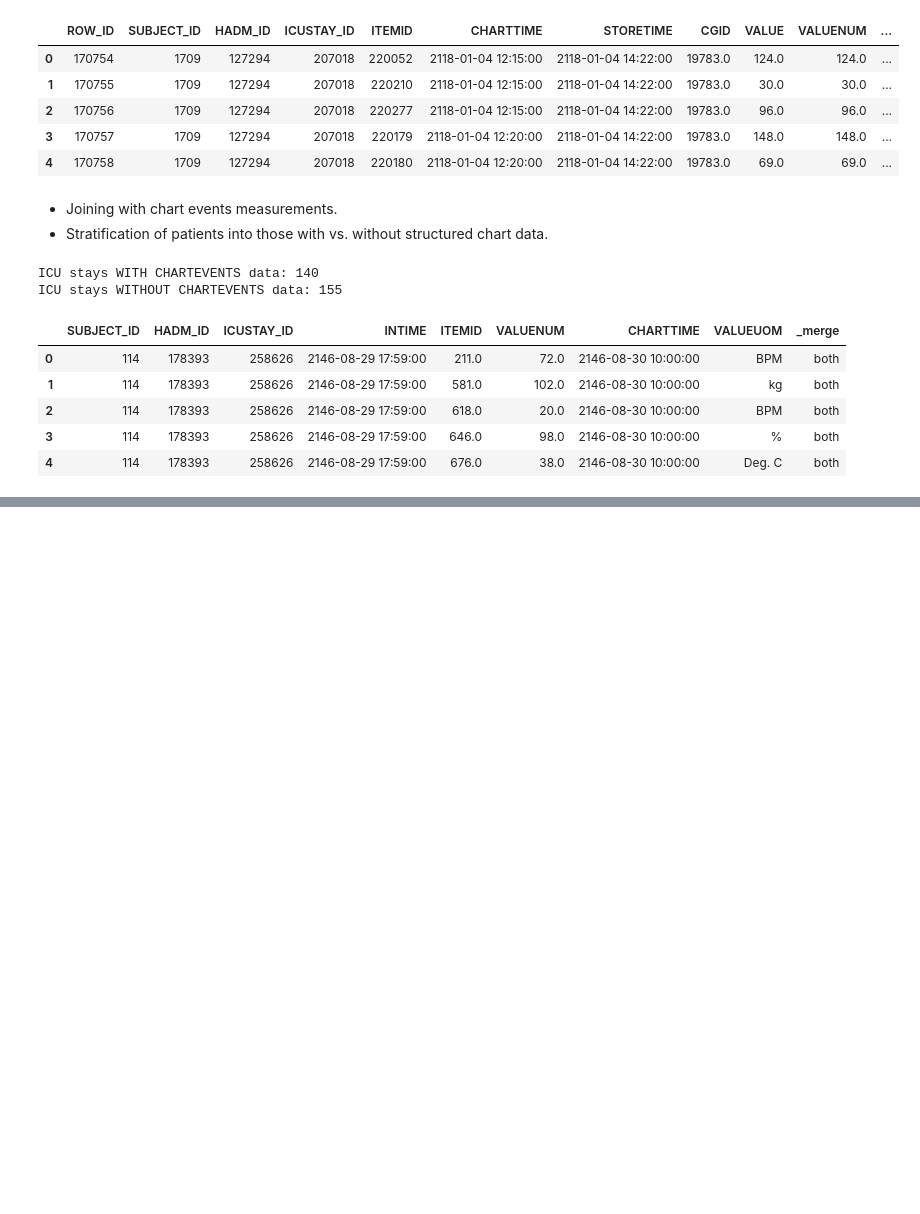
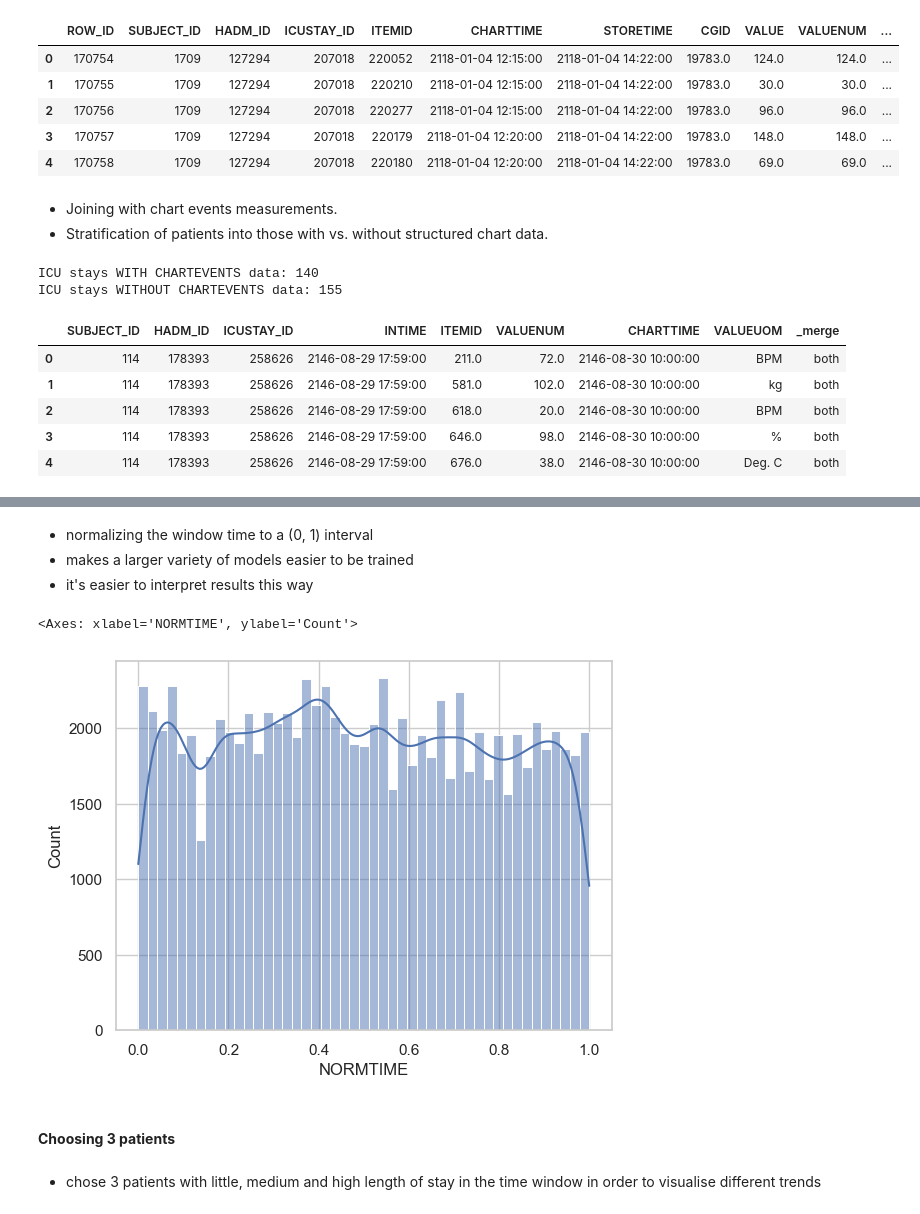
Before and after one commit to Francesinhas/mimic3-length-of-stay-prediction, a Jupyter notebook: report.ipynb, the cells around one changed output, grey strips where cells are left out. Drawn from its saved outputs; the diff is of its cells as text; code cells hidden in the pictures; blank space fills up the shorter version.

```diff
--- a/report.ipynb
+++ b/report.ipynb
@@ -292,0 +314,15 @@ ICU stays WITHOUT CHARTEVENTS data: 155
+# %% [markdown]
+- normalizing the window time to a (0, 1) interval
+- makes a larger variety of models easier to be trained
+- it's easier to interpret results this way
+# %%
+df_merged_with_chartevents['NORMTIME'] = df_merged_with_chartevents['NORMTIME'] / 24.0
+
+sns.histplot(df_merged_with_chartevents['NORMTIME'], kde=True)
+# %% [output]
+<Axes: xlabel='NORMTIME', ylabel='Count'>
+[figure, added]
+# %% [markdown]
+#### **Choosing 3 patients**
+# %% [markdown]
+- chose 3 patients with little, medium and high length of stay in the time window in order to visualise different trends
```
Also changed, not shown: parts of 12 cells of this notebook, 1 other file.
